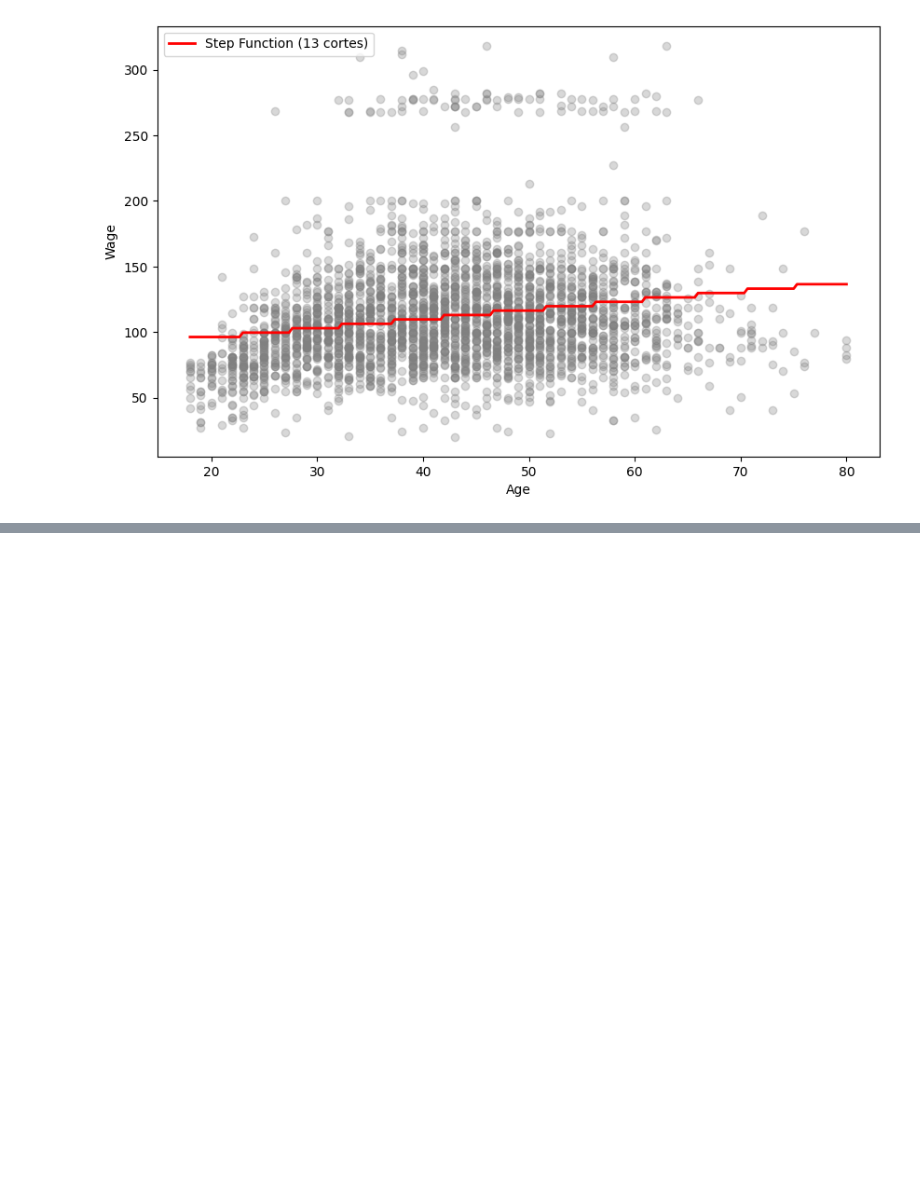
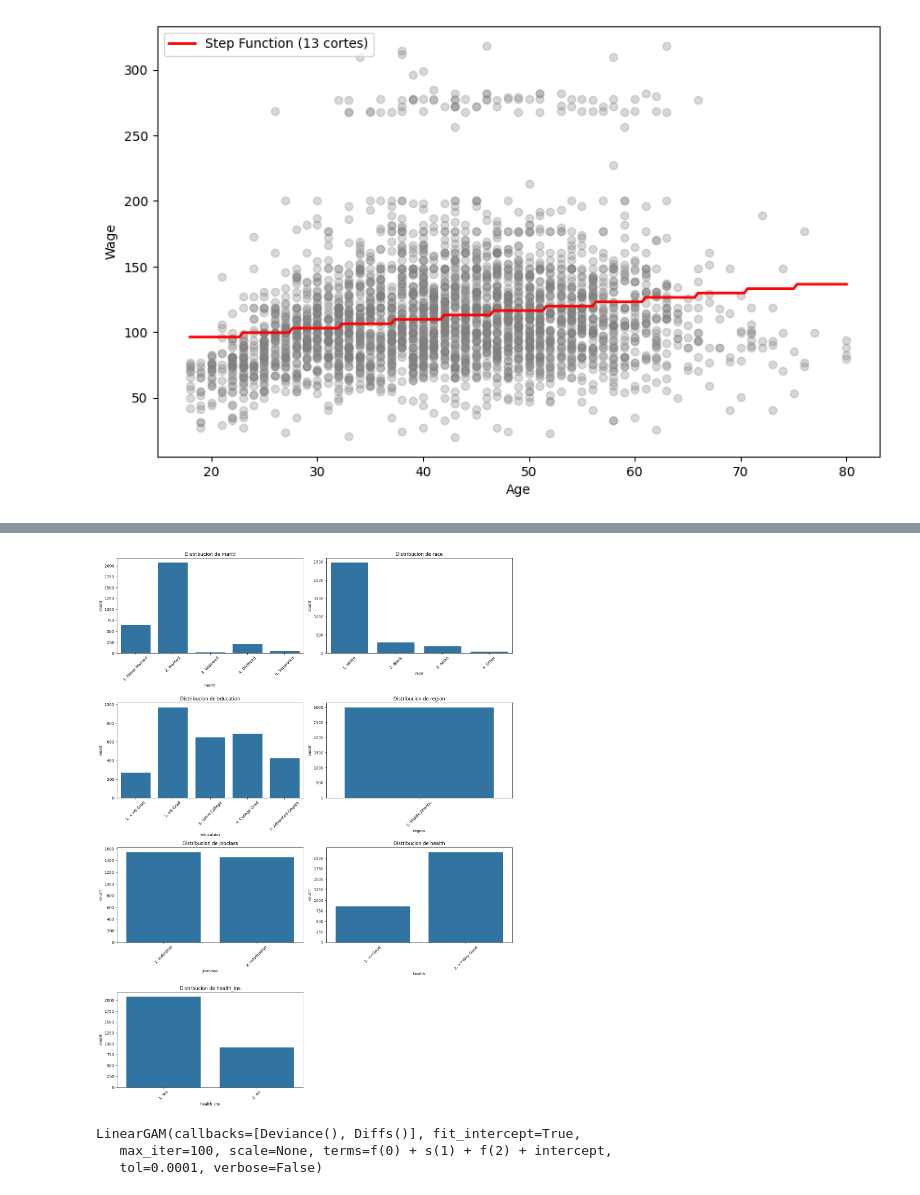
Before and after one commit to chuancao26/islp, a Jupyter notebook: nonLinearExercices.ipynb, the cells around one changed output, grey strips where cells are left out. Drawn from its saved outputs; the diff is of its cells as text; code cells hidden in the pictures; blank space fills up the shorter version.

```diff
--- a/nonLinearExercices.ipynb
+++ b/nonLinearExercices.ipynb
@@ -457,0 +470,4 @@ MSE mínimo: 1676.3553
+# %%
+# vamos a tomar en cuenta algunos features ignorados hasta ahora/
+wage = load_data("Wage")
+wage.head()
@@ -457,0 +522,34 @@ MSE mínimo: 1676.3553
+# %%
+cat_cols = wage.select_dtypes(include="category").columns
+
+fig, ax = plt.subplots(ncols=2, nrows=4, figsize=(15,20))
+
+ax = ax.flatten()
+
+for i, col in enumerate(cat_cols):
+  sns.countplot(data=wage, x=col, ax=ax[i])
+  ax[i].tick_params(axis="x", rotation=45)
+  ax[i].set_title(f"Distribucion de {col}")
+for i in range(len(cat_cols), len(ax)):
+  fig.delaxes(ax[i])
+plt.tight_layout()
+plt.show()
+# %% [output]
+[figure, added]
+# %%
+# ahora vamos a ahcer un modelo GAM smoothing splines
+# Vamos a tomar en cuenta y: wage X: jobclass, age, education
+# matriz de features
+
+gam_full = LinearGAM(f_gam(0, lam=0)+ s_gam(1)+ f_gam(2, lam=0))
+
+Xgam = np.column_stack([
+                        wage["jobclass"].cat.codes,
+                        wage["age"],
+                         wage.education.cat.codes])
+y = wage.wage
+gam_full.fit(Xgam,y)
+# %% [output]
+LinearGAM(callbacks=[Deviance(), Diffs()], fit_intercept=True,
+   max_iter=100, scale=None, terms=f(0) + s(1) + f(2) + intercept,
+   tol=0.0001, verbose=False)
```
Also changed, not shown: parts of 14 cells of this notebook.
